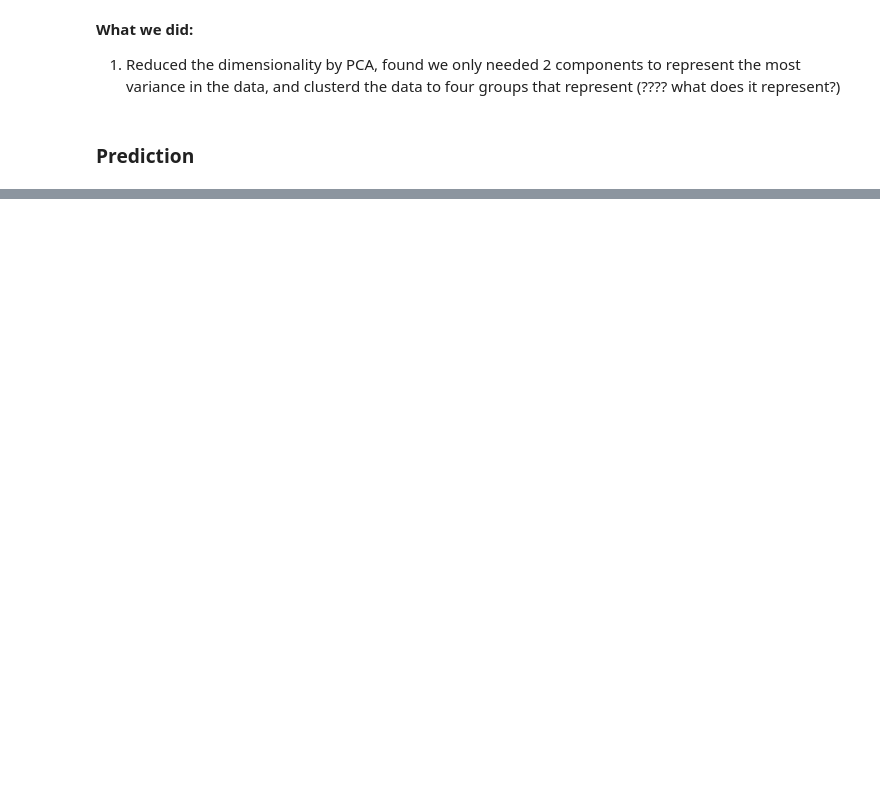
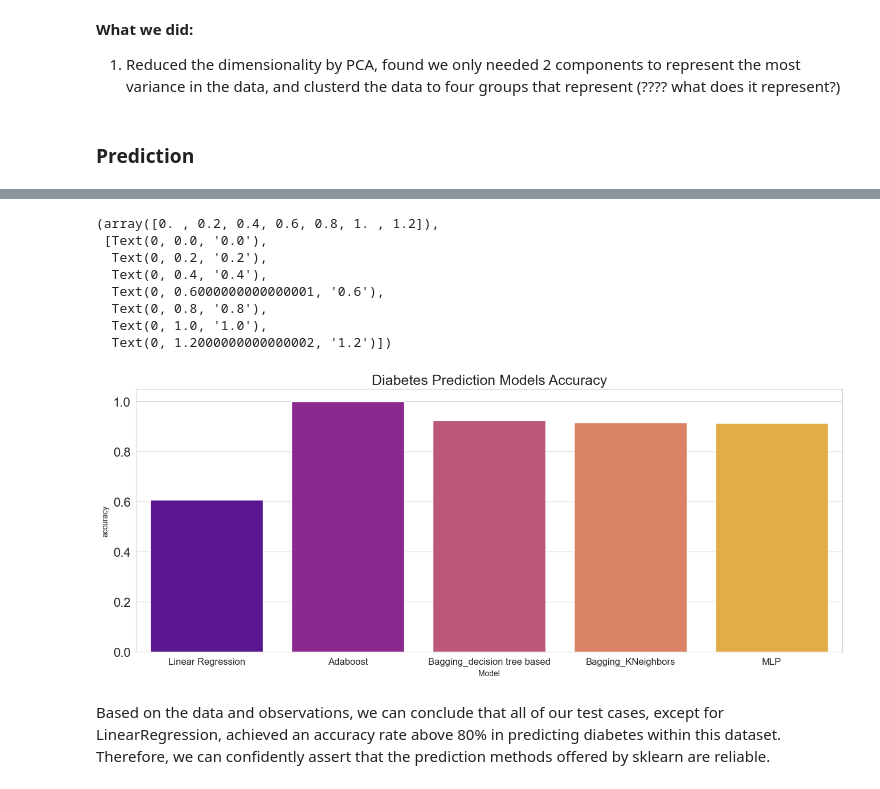
Before and after one commit to ErinPhillips/data_mining_midterm, a Jupyter notebook: diabetes.ipynb, the cells around one changed output, grey strips where cells are left out. Cells and saved outputs as stored; diff of their text form; code cells hidden in the pictures; blank space fills up the shorter version.

```diff
--- a/diabetes.ipynb
+++ b/diabetes.ipynb
@@ -586,0 +780,19 @@ In this notebook, we used National Health and Nutrition Examination Survey (NHAN
+# %%
+# Last prediction test case
+from sklearn.neural_network import MLPClassifier
+
+# create MLP model
+mlp = MLPClassifier(hidden_layer_sizes=(1000, 300, 300), solver='adam', shuffle=False, tol = 0.0001)
+
+# Train data
+mlp.fit(train_X, train_Y)
+
+# Make prediction
+mlp_pred_diabetes = mlp.predict(test_X)
+
+# Print params
+print("parameter: ", mlp.get_params())
+
+# Accuracy
+mlp_score = mlp.score(test_X, test_Y)
+print("MLP Accuracy = ",mlp.score(test_X, test_Y))
@@ -586,0 +802,7 @@ In this notebook, we used National Health and Nutrition Examination Survey (NHAN
+# %%
+# Make a dataset with all test cases and their respective accuracy scores
+d = {'Model': ['Linear Regression', 'Adaboost', 'Bagging_decision tree based', 'Bagging_KNeighbors', 'MLP'],
+     'accuracy' : [lr_score, ab_clf_score, bg_dt_score, bg_score, mlp_score]}
+
+result_df = pd.DataFrame(data = d)
+result_df
@@ -586,0 +816,20 @@ In this notebook, we used National Health and Nutrition Examination Survey (NHAN
+# %%
+# result_df.bar_lot(x='Model', y='accuracy', kind='bar', figsize=(8, 8), c=cmap=cmap, title='Diabetes Prediction Accuracy',
+#                sort_columns=True)
+plt.figure(figsize=(16,6))
+sns.barplot(data=result_df, x='Model',y='accuracy', palette='plasma')
+plt.title("Diabetes Prediction Models Accuracy", fontsize=18)
+plt.xticks(fontsize=12)
+plt.yticks(fontsize=16)
+# %% [output]
+(array([0. , 0.2, 0.4, 0.6, 0.8, 1. , 1.2]),
+ [Text(0, 0.0, '0.0'),
+  Text(0, 0.2, '0.2'),
+  Text(0, 0.4, '0.4'),
+  Text(0, 0.6000000000000001, '0.6'),
+  Text(0, 0.8, '0.8'),
+  Text(0, 1.0, '1.0'),
+  Text(0, 1.2000000000000002, '1.2')])
+[figure, added]
+# %% [markdown]
+Based on the data and observations, we can conclude that all of our test cases, except for LinearRegression, achieved an accuracy rate above 80% in predicting diabetes within this dataset. Therefore, we can confidently assert that the prediction methods offered by sklearn are reliable.
```
Also changed, not shown: parts of 37 cells of this notebook.
